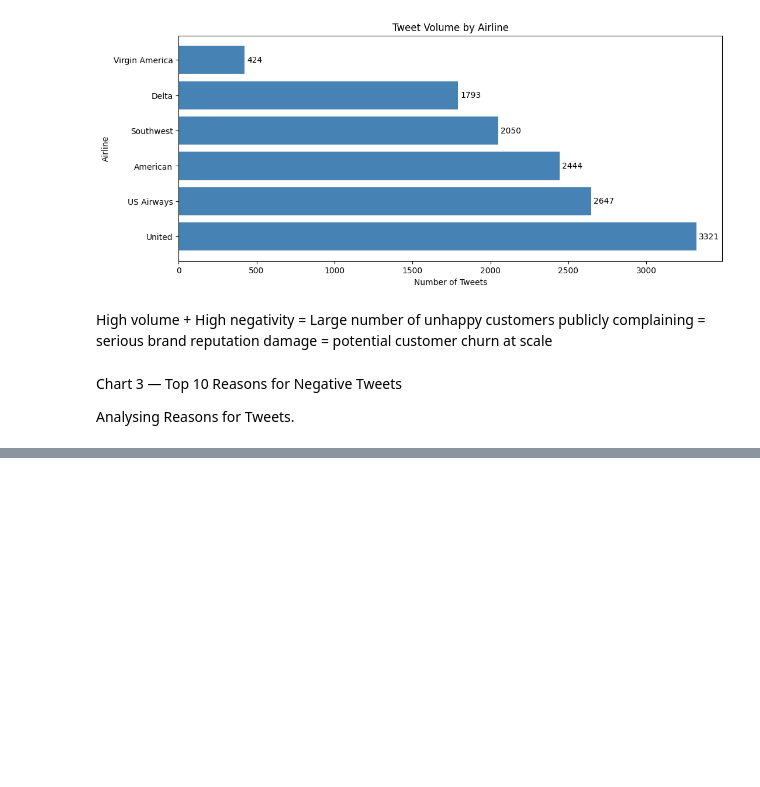
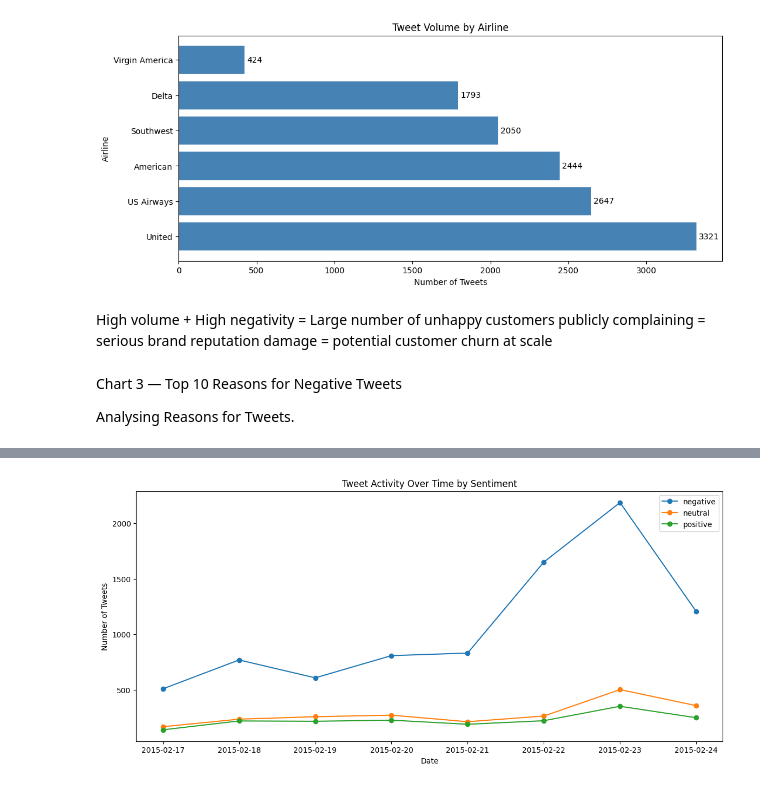
Before and after one commit to PramathRRao/airline-sentiment-analysis, a Jupyter notebook: notebooks/Week1/02_EDA.ipynb, the cells around one changed output, grey strips where cells are left out. Saved outputs shown, nothing was run; the diff lists cells and outputs as text; code cells hidden in the pictures; blank space fills up the shorter version.

```diff
--- a/notebooks/Week1/02_EDA.ipynb
+++ b/notebooks/Week1/02_EDA.ipynb
@@ -126,0 +214,16 @@ plt.show()
+# %%
+sentiment_daily = (
+    df
+    .groupby([pd.Grouper(freq='D'), 'airline_sentiment'])
+    .size()
+    .unstack(fill_value=0)
+)
+plt.figure(figsize=(14,6))
+plt.plot(sentiment_daily, marker='o')
+plt.xlabel('Date')
+plt.ylabel('Number of Tweets')
+plt.title('Tweet Activity Over Time by Sentiment')
+plt.legend(sentiment_daily.columns)
+plt.show()
+# %% [output]
+[figure, added]
```
Also changed, not shown: parts of 18 cells of this notebook, 4 other files.
